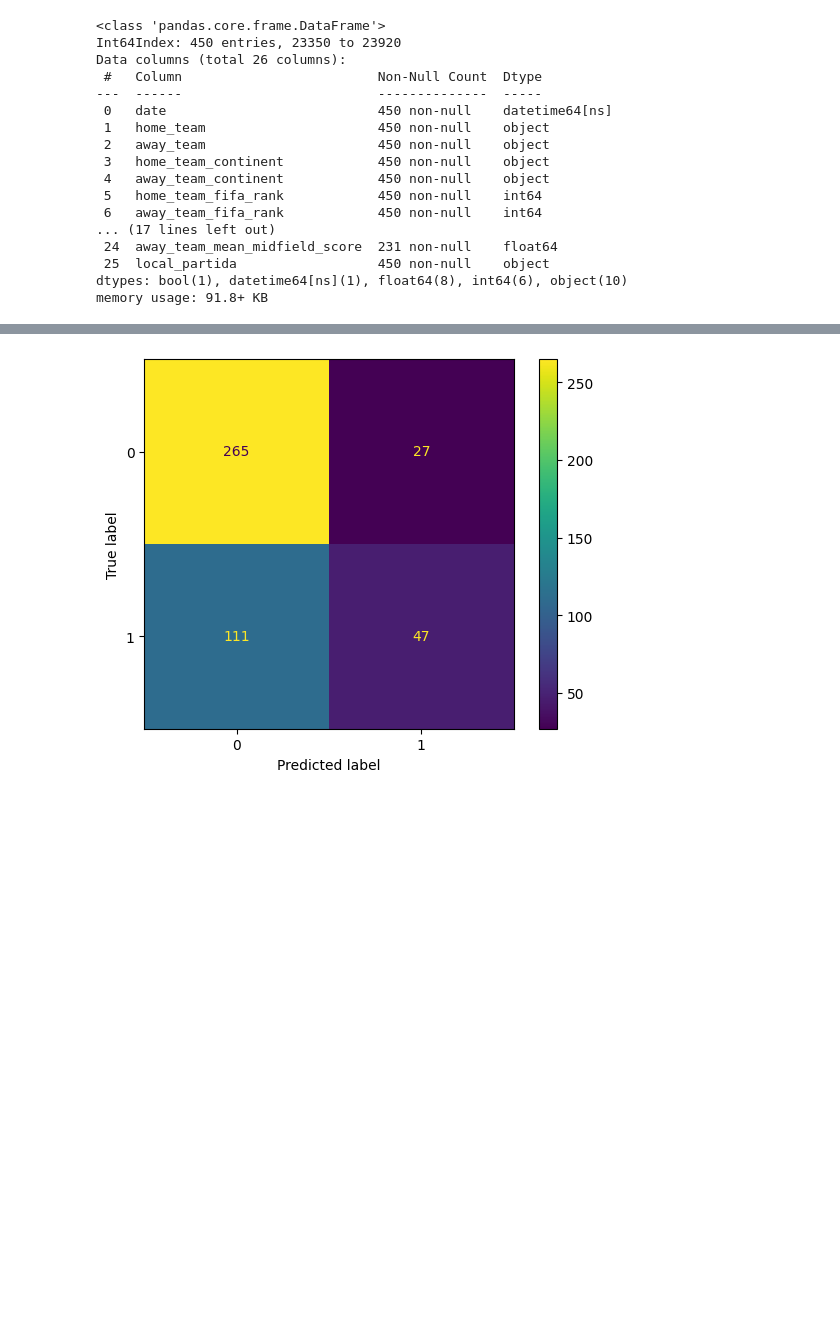
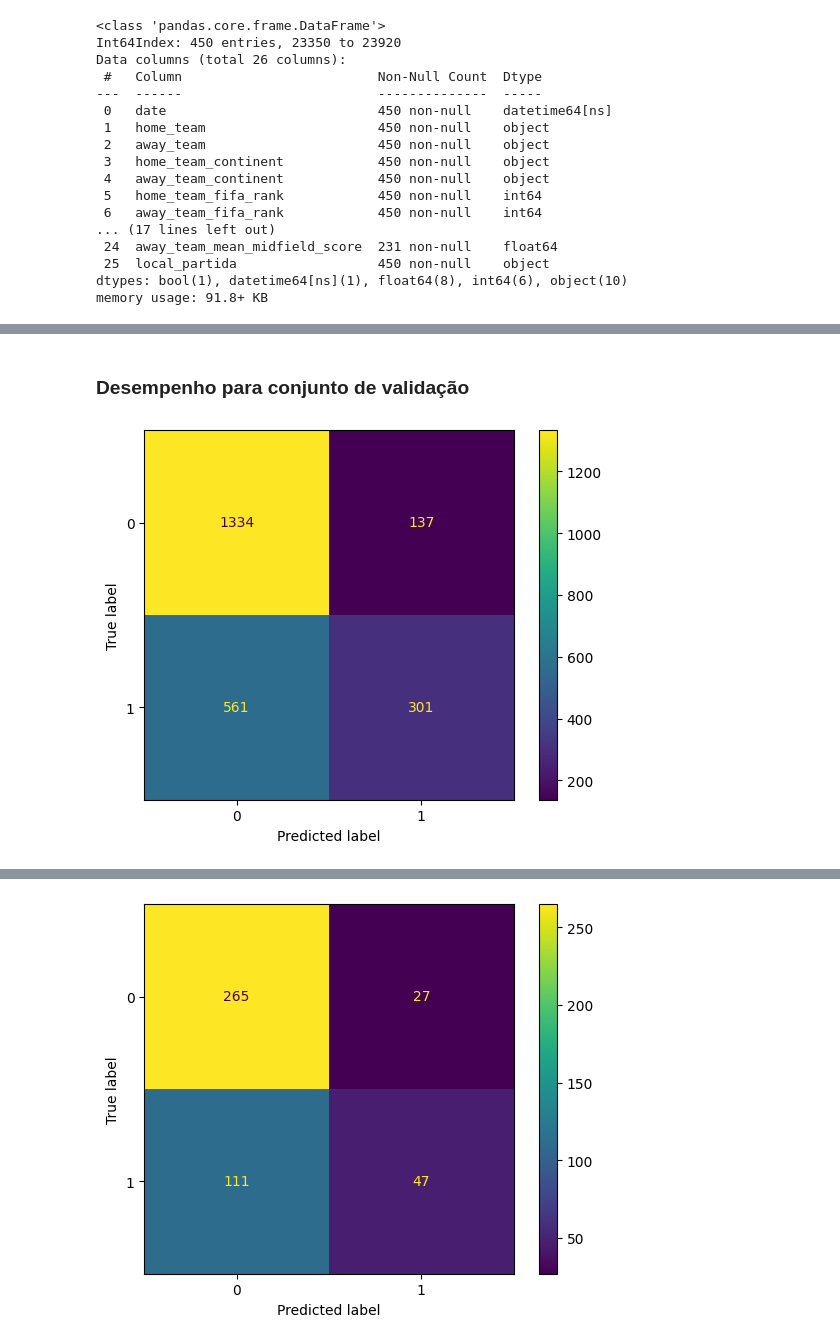
Before and after one commit to FelipeFLopes/fifa_matches_analysis, a Jupyter notebook: analise.ipynb, the cells around one changed output, grey strips where cells are left out. Cells and saved outputs as stored; diff of their text form; code cells hidden in the pictures; blank space fills up the shorter version.

```diff
--- a/analise.ipynb
+++ b/analise.ipynb
@@ -706,0 +692,13 @@ plt.show()
+# %% [markdown]
+### Desempenho para conjunto de validação
+# %%
+y_pred_val = logreg.predict(X_val)
+
+cm_val = confusion_matrix(y_val, y_pred_val)
+
+disp = ConfusionMatrixDisplay(confusion_matrix=cm_val)
+
+disp.plot()
+plt.show()
+# %% [output]
+[figure, added]
```
Also changed, not shown: parts of 21 cells of this notebook.
